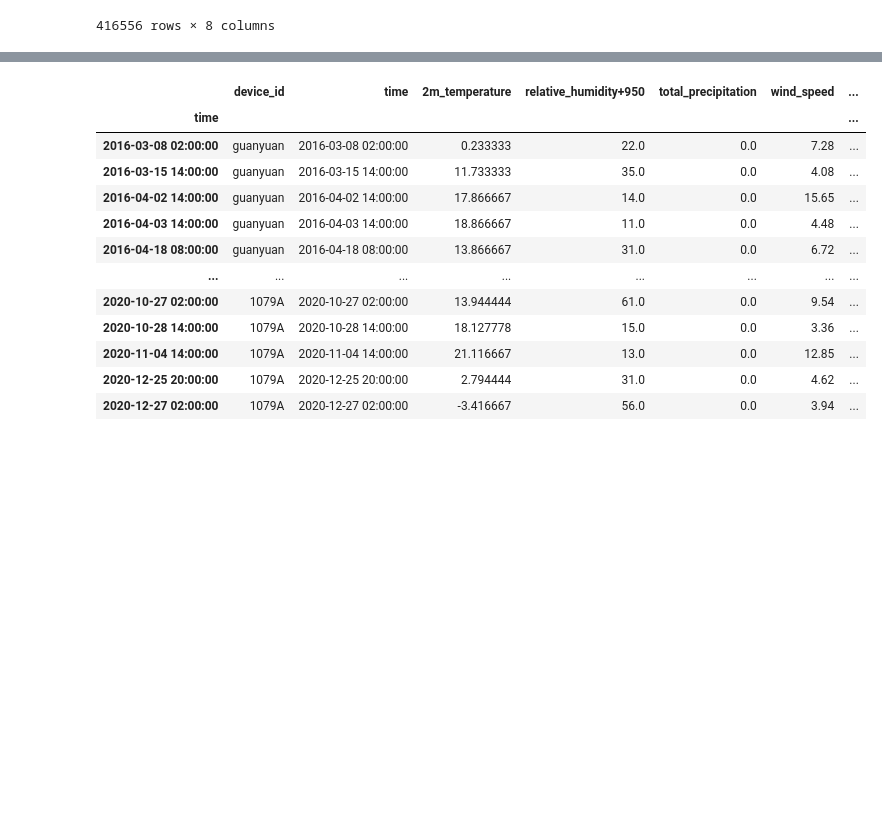
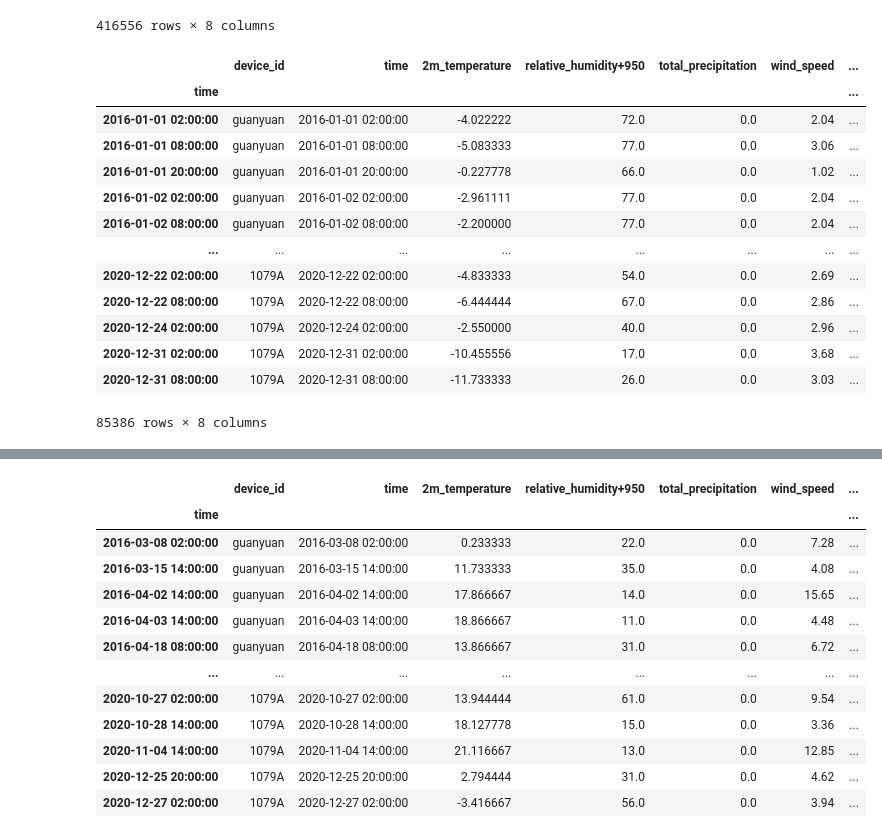
Before and after one commit to deutschmn/split-pollution-sources, a Jupyter notebook: data-prep.ipynb, the cells around one changed output, grey strips where cells are left out. Saved outputs shown, nothing was run; the diff lists cells and outputs as text; code cells hidden in the pictures; blank space fills up the shorter version.

```diff
--- a/data-prep.ipynb
+++ b/data-prep.ipynb
@@ -607,3 +573,23 @@ export_df
 | 2020-12-31 14:00:00 | 1079A | 2020-12-31 14:00:00 | 3.594444 | 5.0 | 0.0 | 6.97 | ... |
 | 2020-12-31 20:00:00 | 1079A | 2020-12-31 20:00:00 | -3.922222 | 17.0 | 0.0 | 4.46 | ... |
 416556 rows × 8 columns
+# %%
+# drop all rows with NaN values
+# export_df = export_df[~export_df.isnull().any(axis=1)]
+missing_time = export_df[export_df.isnull().any(axis=1)]['time'].unique()
+export_df[~export_df['time'].isin(missing_time)]
+# %% [output]
+|  | device_id | time | 2m_temperature | relative_humidity+950 | total_precipitation | wind_speed | ... |
+| time |  |  |  |  |  |  | ... |
+| 2016-01-01 02:00:00 | guanyuan | 2016-01-01 02:00:00 | -4.022222 | 72.0 | 0.0 | 2.04 | ... |
+| 2016-01-01 08:00:00 | guanyuan | 2016-01-01 08:00:00 | -5.083333 | 77.0 | 0.0 | 3.06 | ... |
+| 2016-01-01 20:00:00 | guanyuan | 2016-01-01 20:00:00 | -0.227778 | 66.0 | 0.0 | 1.02 | ... |
+| 2016-01-02 02:00:00 | guanyuan | 2016-01-02 02:00:00 | -2.961111 | 77.0 | 0.0 | 2.04 | ... |
+| 2016-01-02 08:00:00 | guanyuan | 2016-01-02 08:00:00 | -2.200000 | 77.0 | 0.0 | 2.04 | ... |
+| ... | ... | ... | ... | ... | ... | ... | ... |
+| 2020-12-22 02:00:00 | 1079A | 2020-12-22 02:00:00 | -4.833333 | 54.0 | 0.0 | 2.69 | ... |
+| 2020-12-22 08:00:00 | 1079A | 2020-12-22 08:00:00 | -6.444444 | 67.0 | 0.0 | 2.86 | ... |
+| 2020-12-24 02:00:00 | 1079A | 2020-12-24 02:00:00 | -2.550000 | 40.0 | 0.0 | 2.96 | ... |
+| 2020-12-31 02:00:00 | 1079A | 2020-12-31 02:00:00 | -10.455556 | 17.0 | 0.0 | 3.68 | ... |
+| 2020-12-31 08:00:00 | 1079A | 2020-12-31 08:00:00 | -11.733333 | 26.0 | 0.0 | 3.03 | ... |
+85386 rows × 8 columns
```
Also changed, not shown: parts of 42 cells of this notebook.
